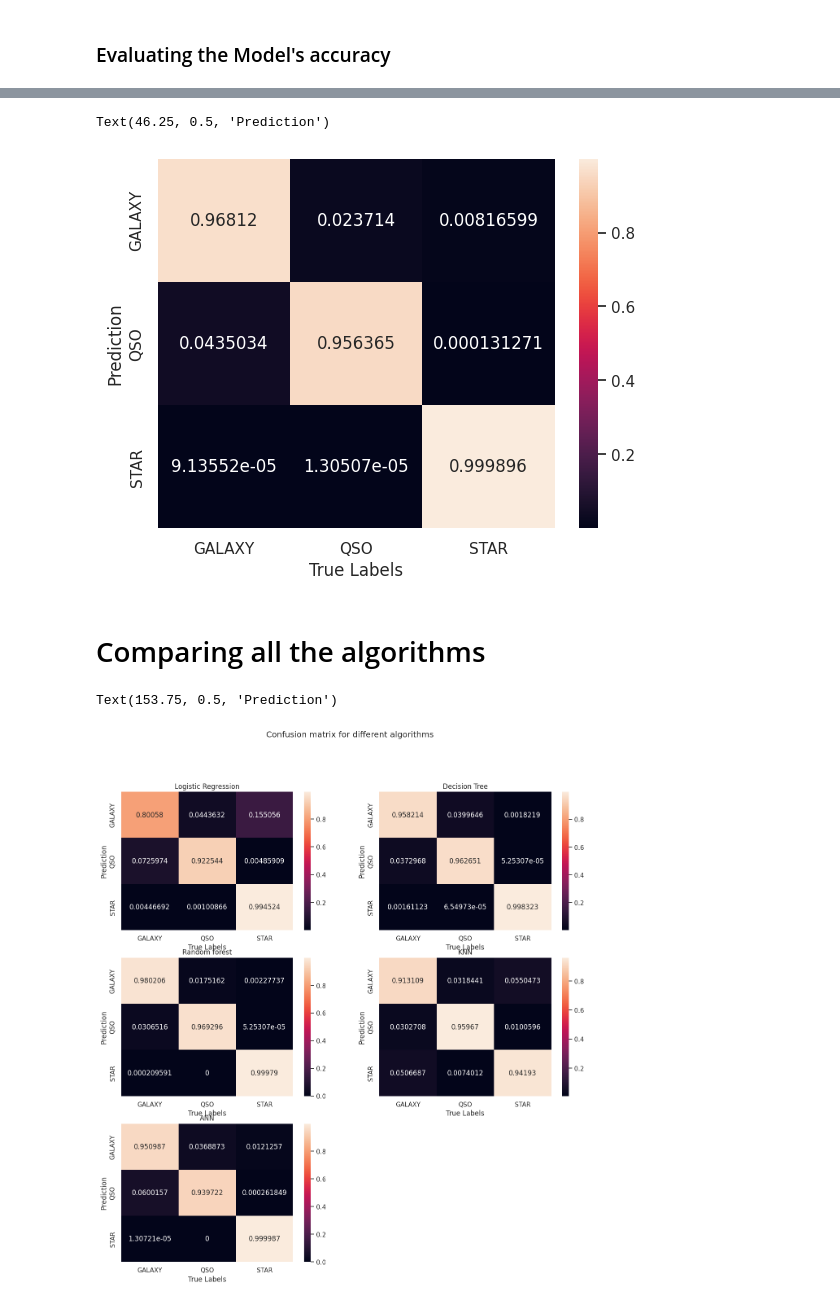
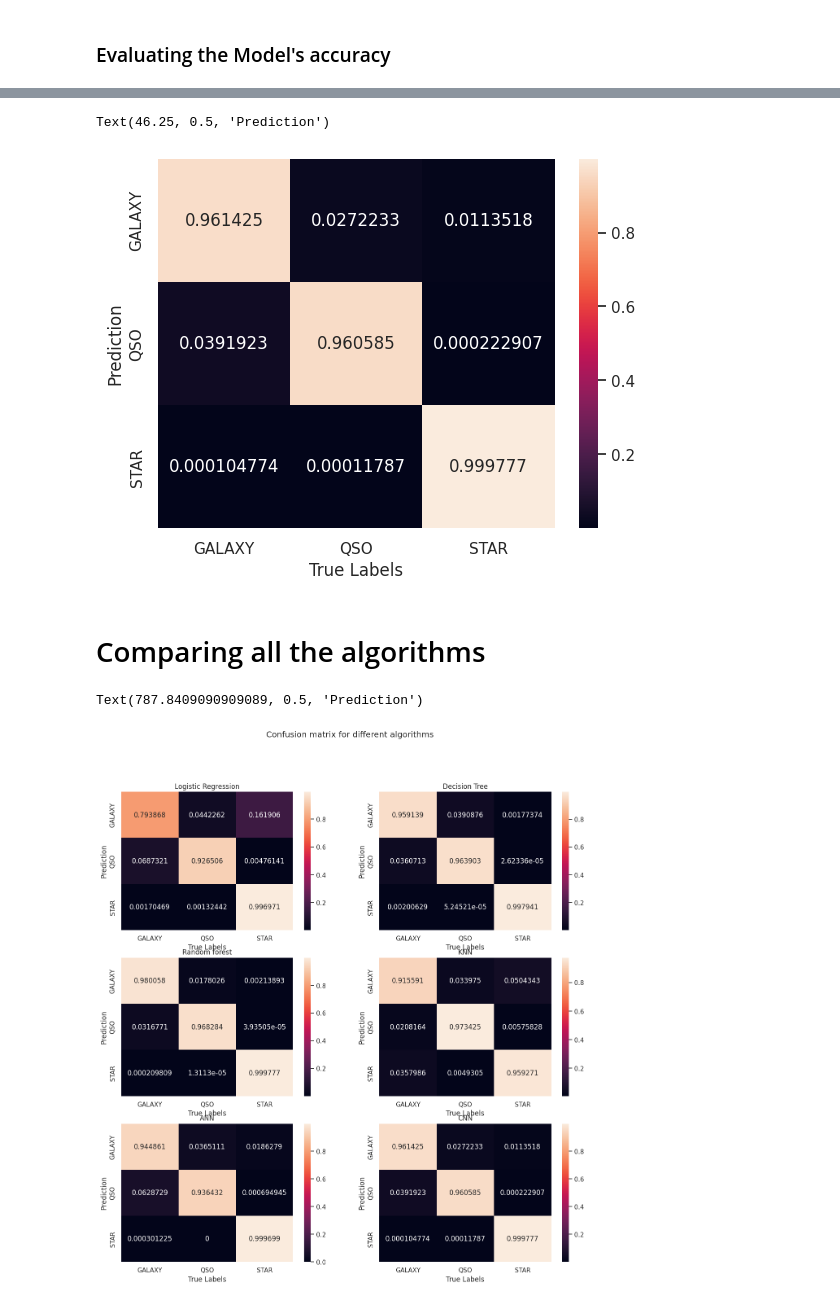
Before and after one commit to PDeySarkar103/XAS, a Jupyter notebook: XAS_SDSS_Classification_using_ML_algorithms.ipynb, the cells around one changed output, grey strips where cells are left out. Cells and saved outputs as stored; diff of their text form; code cells hidden in the pictures.

```diff
--- a/XAS_SDSS_Classification_using_ML_algorithms.ipynb
+++ b/XAS_SDSS_Classification_using_ML_algorithms.ipynb
@@ -306,10 +320,14 @@ score_df
 
 from sklearn.tree import DecisionTreeClassifier
 
-model=DecisionTreeClassifier(criterion='gini',random_state=30)
+model=DecisionTreeClassifier(criterion='entropy',random_state=30)
+
+start_time=time.time()
 model.fit(X_train,y_train)
+end_time=time.time()
 
 y_pred2=model.predict(X_test)
+DT_time=end_time-start_time
 # %%
 # Generating the Confusion Matrix
 
@@ -472,10 +495,13 @@ Here, we see the recall score is maximum for n=3.0 Hence, we will choose n=3.0
 # KNN algo for n_neighbors=3.0
 
 from sklearn.neighbors import KNeighborsClassifier
-model=KNeighborsClassifier(n_neighbors=3)
+model=KNeighborsClassifier(n_neighbors=1)
 model.fit(X_train,y_train)
+
+end_time=time.time()
 y_pred4=model.predict(X_test)
 
+KNN_time=end_time-start_time
 from sklearn.metrics import recall_score
 knn_score=recall_score(y_test,y_pred4,average='weighted')
 print(knn_score)
@@ -695,6 +720,6 @@ X_r, Y_r = sm.fit_resample(Xr, Yr)
 # %%
-from sklearn.model_selection import train_test_split
-Xr_train, Xr_test, yr_train, yr_test= train_test_split(X_r,Y_r,test_size=0.25,random_state=210)
+#from sklearn.model_selection import train_test_split
+#Xr_train, Xr_test, yr_train, yr_test= train_test_split(X_r,Y_r,test_size=0.25,random_state=210)
 # %% [markdown]
 ### Making the model
 # %%
@@ -757,7 +792,7 @@ plt.xlabel('True Labels')
 plt.ylabel('Prediction')
 # %% [output]
 Text(46.25, 0.5, 'Prediction')
-[figure, old version]
+[figure, new version]
 # %% [markdown]
 # Comparing all the algorithms
 # %%
@@ -767,32 +802,38 @@ plt.suptitle('Confusion matrix for different algorithms')
 plt.subplot(321)
 plt.title('Logistic Regression')
 sns.heatmap(cm_lr,annot=True,fmt='g',xticklabels=['GALAXY','QSO','STAR'],yticklabels=['GALAXY','QSO','STAR'])
 plt.xlabel('True Labels')
 plt.ylabel('Prediction')
 
 plt.subplot(322)
 plt.title('Decision Tree')
 sns.heatmap(cm_dt,annot=True,fmt='g',xticklabels=['GALAXY','QSO','STAR'],yticklabels=['GALAXY','QSO','STAR'])
 plt.xlabel('True Labels')
 plt.ylabel('Prediction')
 
 plt.subplot(323)
 plt.title('Random forest')
 sns.heatmap(cm_rf,annot=True,fmt='g',xticklabels=['GALAXY','QSO','STAR'],yticklabels=['GALAXY','QSO','STAR'])
 plt.xlabel('True Labels')
 plt.ylabel('Prediction')
 
 plt.subplot(324)
 plt.title('KNN')
 sns.heatmap(cm_knn,annot=True,fmt='g',xticklabels=['GALAXY','QSO','STAR'],yticklabels=['GALAXY','QSO','STAR'])
 plt.xlabel('True Labels')
 plt.ylabel('Prediction')
 
 plt.subplot(325)
 plt.title('ANN')
 sns.heatmap(cm_ann,annot=True,fmt='g',xticklabels=['GALAXY','QSO','STAR'],yticklabels=['GALAXY','QSO','STAR'])
 plt.xlabel('True Labels')
 plt.ylabel('Prediction')
+
+plt.subplot(326)
+plt.title('CNN')
+sns.heatmap(cm_cnn,annot=True,fmt='g',xticklabels=['GALAXY','QSO','STAR'],yticklabels=['GALAXY','QSO','STAR'])
+plt.xlabel('True Labels')
+plt.ylabel('Prediction')
 # %% [output]
-Text(153.75, 0.5, 'Prediction')
+Text(787.8409090909089, 0.5, 'Prediction')
-[figure, old version]
+[figure, new version]
```
Also changed, not shown: parts of 71 cells of this notebook.
